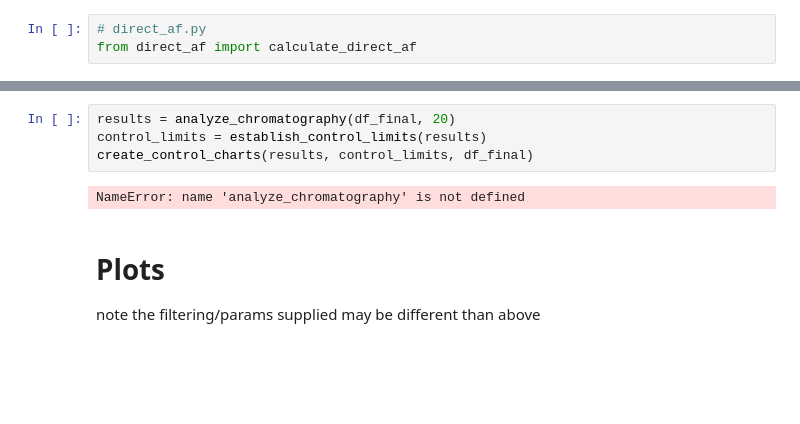
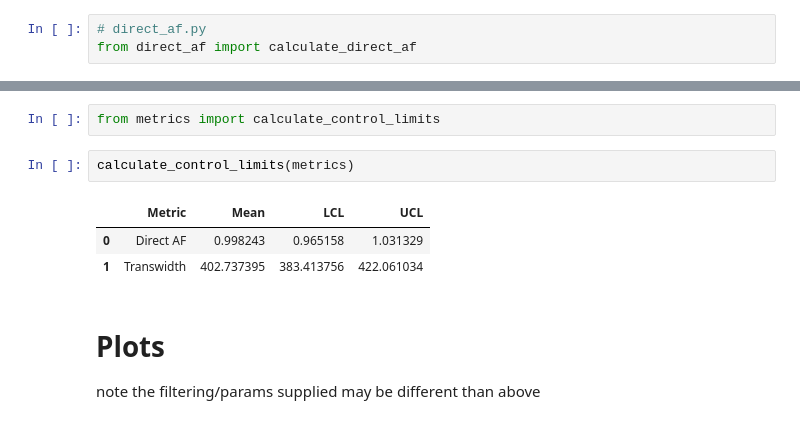
Before and after one commit to vincentgaul/direct_transitional_analysis, a Jupyter notebook: TA.ipynb, the cells around one changed output, grey strips where cells are left out. Drawn from its saved outputs; the diff is of its cells as text; blank space fills up the shorter version.

```diff
--- a/TA.ipynb
+++ b/TA.ipynb
@@ -241,9 +136,11 @@ def create_control_charts(results, control_limits, original_df):
-# %%
-results = analyze_chromatography(df_final, 20)
-control_limits = establish_control_limits(results)
-create_control_charts(results, control_limits, df_final)
-# %% [output]
-NameError: name 'analyze_chromatography' is not defined
+# %%
+from metrics import calculate_control_limits
+# %%
+calculate_control_limits(metrics)
+# %% [output]
+|  | Metric | Mean | LCL | UCL |
+| 0 | Direct AF | 0.998243 | 0.965158 | 1.031329 |
+| 1 | Transwidth | 402.737395 | 383.413756 | 422.061034 |
 # %% [markdown]
 # Plots
 note the filtering/params supplied may be different than above
```
Also changed, not shown: parts of 11 cells of this notebook, 1 other file.
